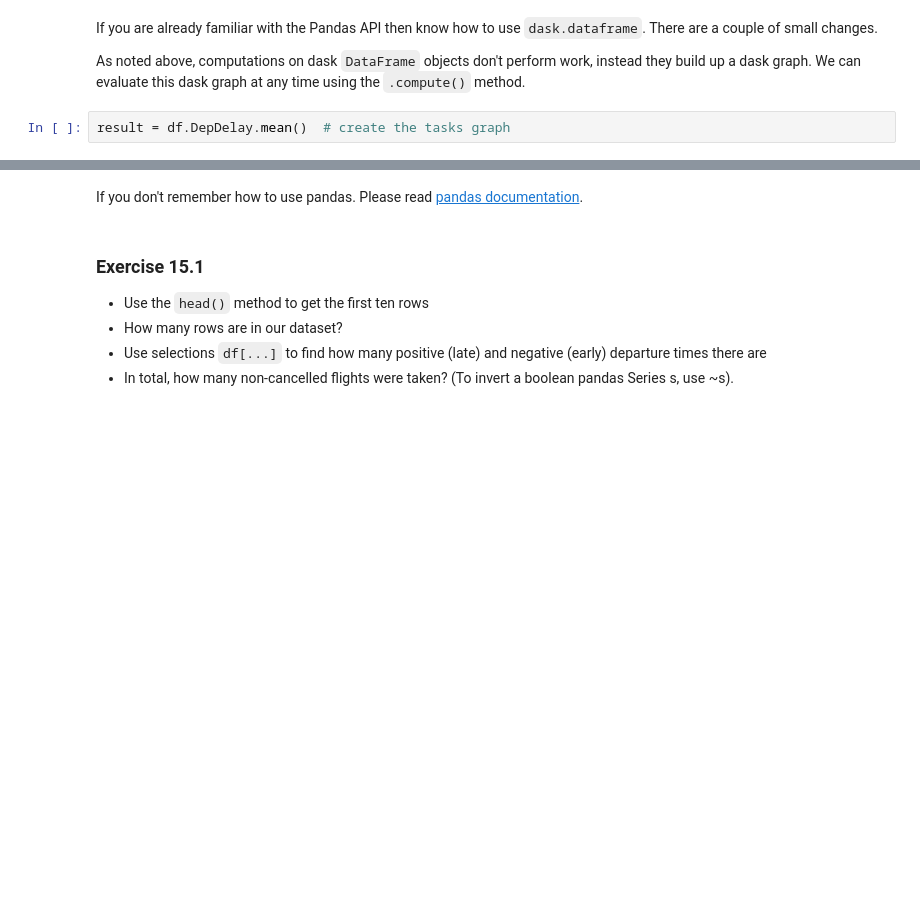
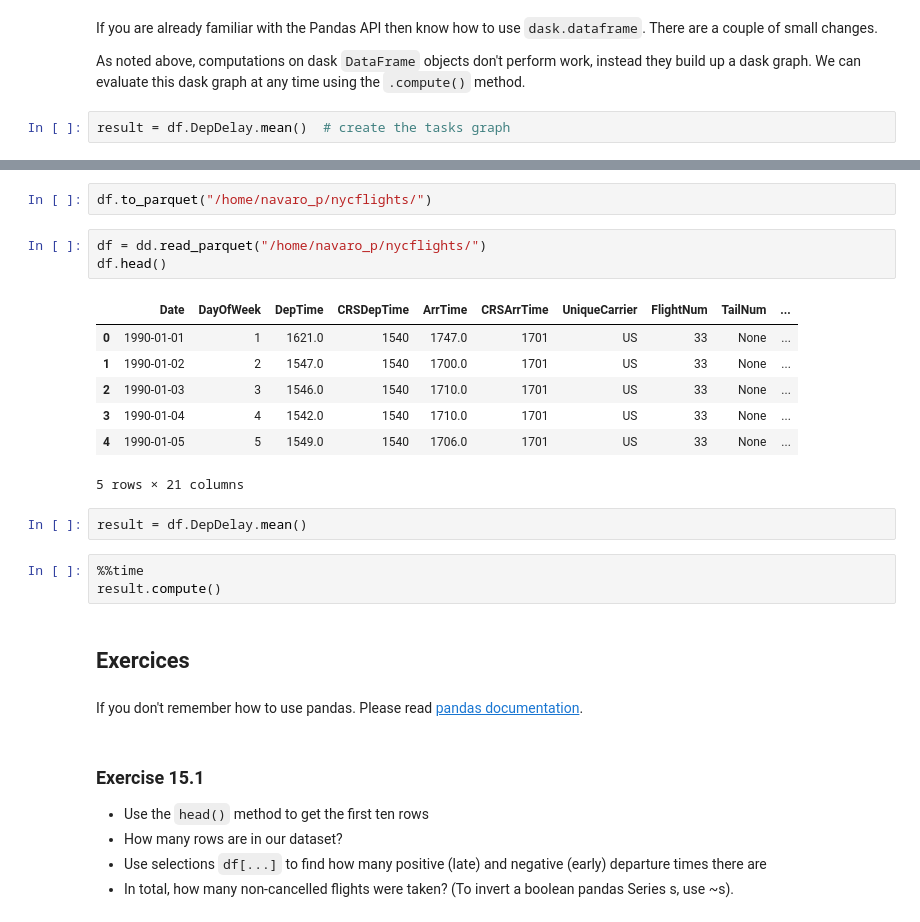
Before and after one commit to justStarNew/big-data, a Jupyter notebook: notebooks/15.DaskDataframes.ipynb, the cells around one changed output, grey strips where cells are left out. Saved outputs shown, nothing was run; the diff lists cells and outputs as text; blank space fills up the shorter version.

```diff
--- a/notebooks/15.DaskDataframes.ipynb
+++ b/notebooks/15.DaskDataframes.ipynb
@@ -200,3 +205,23 @@ result.compute()           # perform actual computation
+# %%
+df.to_parquet("/home/navaro_p/nycflights/")
+# %%
+df = dd.read_parquet("/home/navaro_p/nycflights/")
+df.head()
+# %% [output]
+|  | Date | DayOfWeek | DepTime | CRSDepTime | ArrTime | CRSArrTime | UniqueCarrier | FlightNum | TailNum | ... |
+| 0 | 1990-01-01 | 1 | 1621.0 | 1540 | 1747.0 | 1701 | US | 33 | None | ... |
+| 1 | 1990-01-02 | 2 | 1547.0 | 1540 | 1700.0 | 1701 | US | 33 | None | ... |
+| 2 | 1990-01-03 | 3 | 1546.0 | 1540 | 1710.0 | 1701 | US | 33 | None | ... |
+| 3 | 1990-01-04 | 4 | 1542.0 | 1540 | 1710.0 | 1701 | US | 33 | None | ... |
+| 4 | 1990-01-05 | 5 | 1549.0 | 1540 | 1706.0 | 1701 | US | 33 | None | ... |
+5 rows × 21 columns
+# %%
+result = df.DepDelay.mean()
+# %%
+%%time
+result.compute()
+# %% [markdown]
+## Exercices
 # %% [markdown]
 If you don't remember how to use pandas.  Please read [pandas documentation](http://pandas.pydata.org/).
 # %% [markdown]
```
Also changed, not shown: parts of 4 cells of this notebook, 3 other files.
